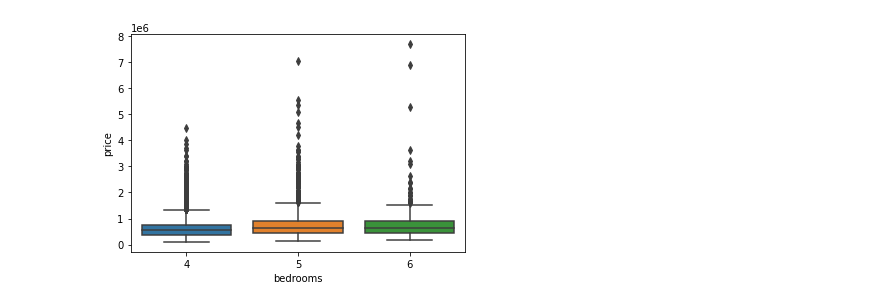
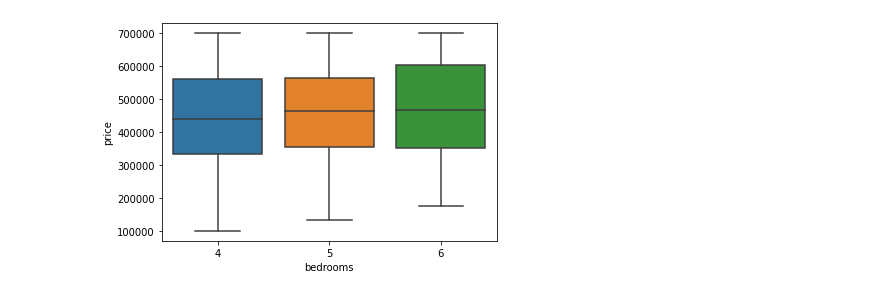
Before and after one commit to neuefische/First-Project--Joni, a Jupyter notebook: First-Project.ipynb, the cells around one changed output. Cells and saved outputs as stored; diff of their text form; code cells hidden in the pictures.

```diff
--- a/First-Project.ipynb
+++ b/First-Project.ipynb
@@ -29,9 +57,9 @@ all_bedrooms.plot.bar()
 # %%
-df_bedrooms_price1 = df.query("bedrooms >= 4 and bedrooms <= 6")
+df_bedrooms_price1 = df.query("bedrooms >= 4 and bedrooms <= 6 and price <= 700000")
 sns.boxplot(x="bedrooms", y="price", data=df_bedrooms_price1)
 plt.show()
 # %% [output]
-[figure, old version]
+[figure, new version]
 # %%
 
 df_bedrooms = df.query("bedrooms == 4") # filter database for only 4 bedrooms
```
Also changed, not shown: parts of 5 cells of this notebook.
